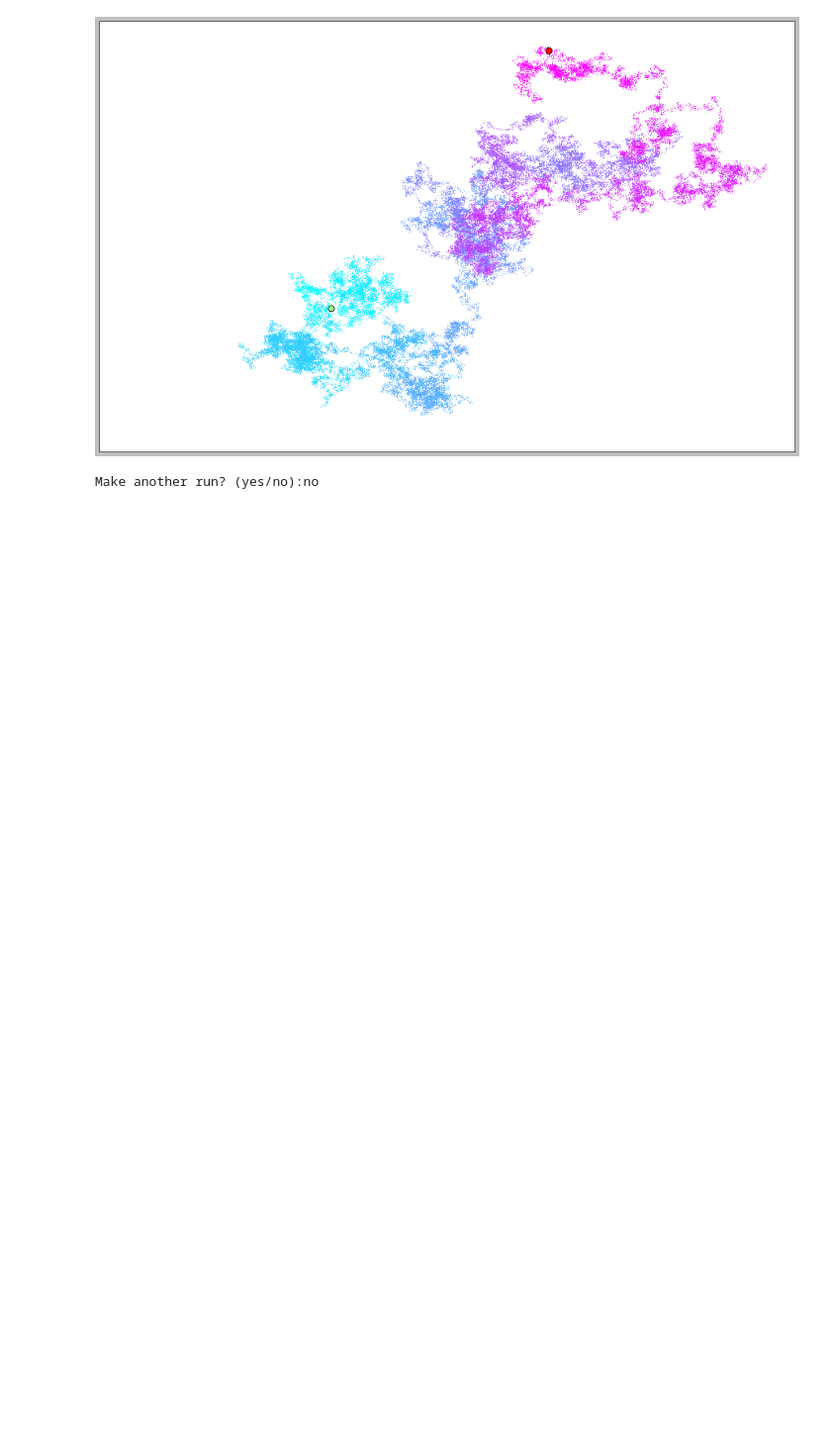
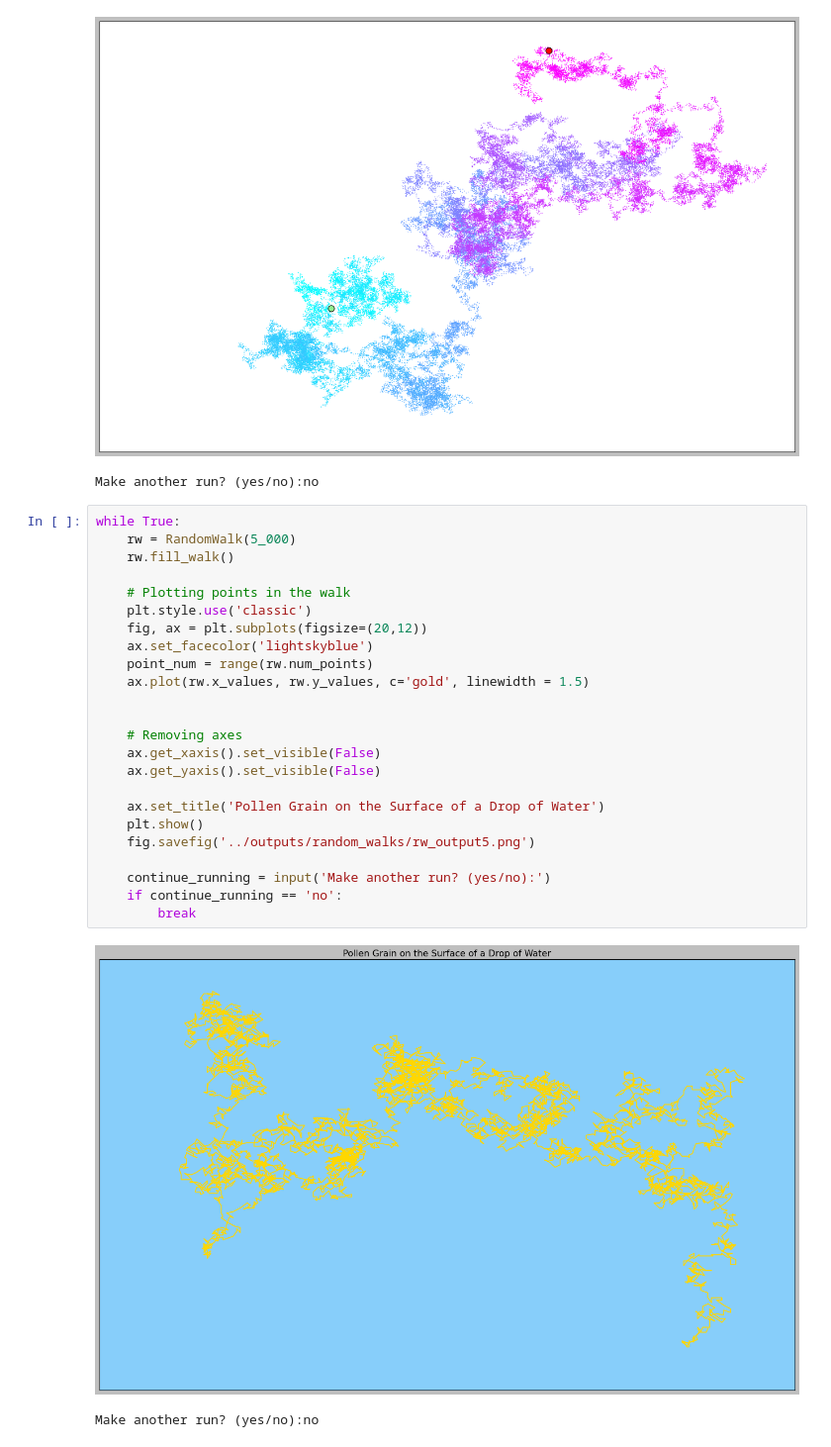
Before and after one commit to RaulMaya/Data-Visualization, a Jupyter notebook: notebooks/random_walks_visual.ipynb, the cells around one changed output. Shown at 99% size. Saved outputs shown, nothing was run; the diff lists cells and outputs as text; blank space fills up the shorter version.

```diff
--- a/notebooks/random_walks_visual.ipynb
+++ b/notebooks/random_walks_visual.ipynb
@@ -115,3 +115,30 @@ while True:
 # %% [output]
 [figure]
 Make another run? (yes/no):no
+# %%
+while True:
+    rw = RandomWalk(5_000)
+    rw.fill_walk()
+
+    # Plotting points in the walk
+    plt.style.use('classic')
+    fig, ax = plt.subplots(figsize=(20,12))
+    ax.set_facecolor('lightskyblue')
+    point_num = range(rw.num_points)
+    ax.plot(rw.x_values, rw.y_values, c='gold', linewidth = 1.5)
+
+
+    # Removing axes
+    ax.get_xaxis().set_visible(False)
+    ax.get_yaxis().set_visible(False)
+
+    ax.set_title('Pollen Grain on the Surface of a Drop of Water')
+    plt.show()
+    fig.savefig('../outputs/random_walks/rw_output5.png')
+
+    continue_running = input('Make another run? (yes/no):')
+    if continue_running == 'no':
+        break
+# %% [output]
+[figure, added]
+Make another run? (yes/no):no
```
Also changed, not shown: 2 other files.
